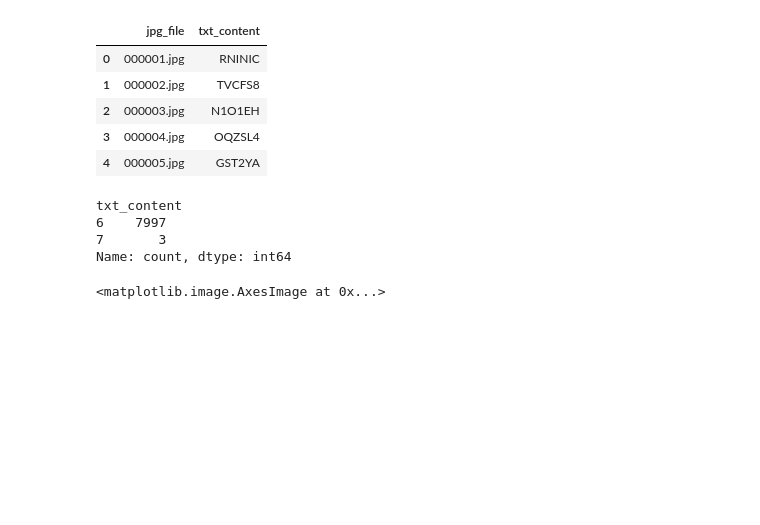
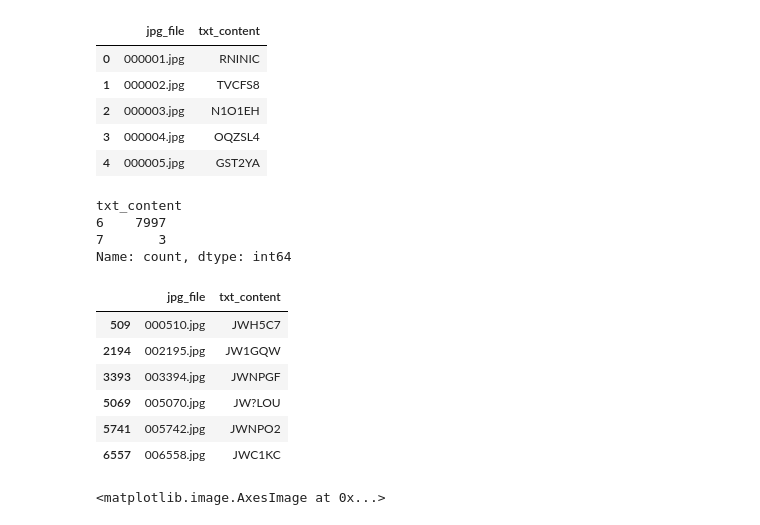
Before and after one commit to IgorJoaquimn/Captcha-Recognition, a Jupyter notebook: U NET end 2/generator train.ipynb, the cells around one changed output. Drawn from its saved outputs; the diff is of its cells as text; code cells hidden in the pictures; blank space fills up the shorter version.

```diff
--- a/U NET end 2/generator train.ipynb
+++ b/U NET end 2/generator train.ipynb
@@ -133,6 +133,16 @@ def generate_X_Y(image_path):
 
 X_train, Y_train = generate_X_Y('../dados/CAPTCHA-10k/treinamento')
 X_val, Y_val = generate_X_Y('../dados/CAPTCHA-10k/validacao')
+# %%
+df[df["txt_content"].str.startswith("JW")]
+# %% [output]
+|  | jpg_file | txt_content |
+| 509 | 000510.jpg | JWH5C7 |
+| 2194 | 002195.jpg | JW1GQW |
+| 3393 | 003394.jpg | JWNPGF |
+| 5069 | 005070.jpg | JW?LOU |
+| 5741 | 005742.jpg | JWNPO2 |
+| 6557 | 006558.jpg | JWC1KC |
 # %%
 plt.imshow(X_train[0], cmap='gray')
 # %% [output]
```
Also changed, not shown: parts of 2 cells of this notebook, 8 other files.
